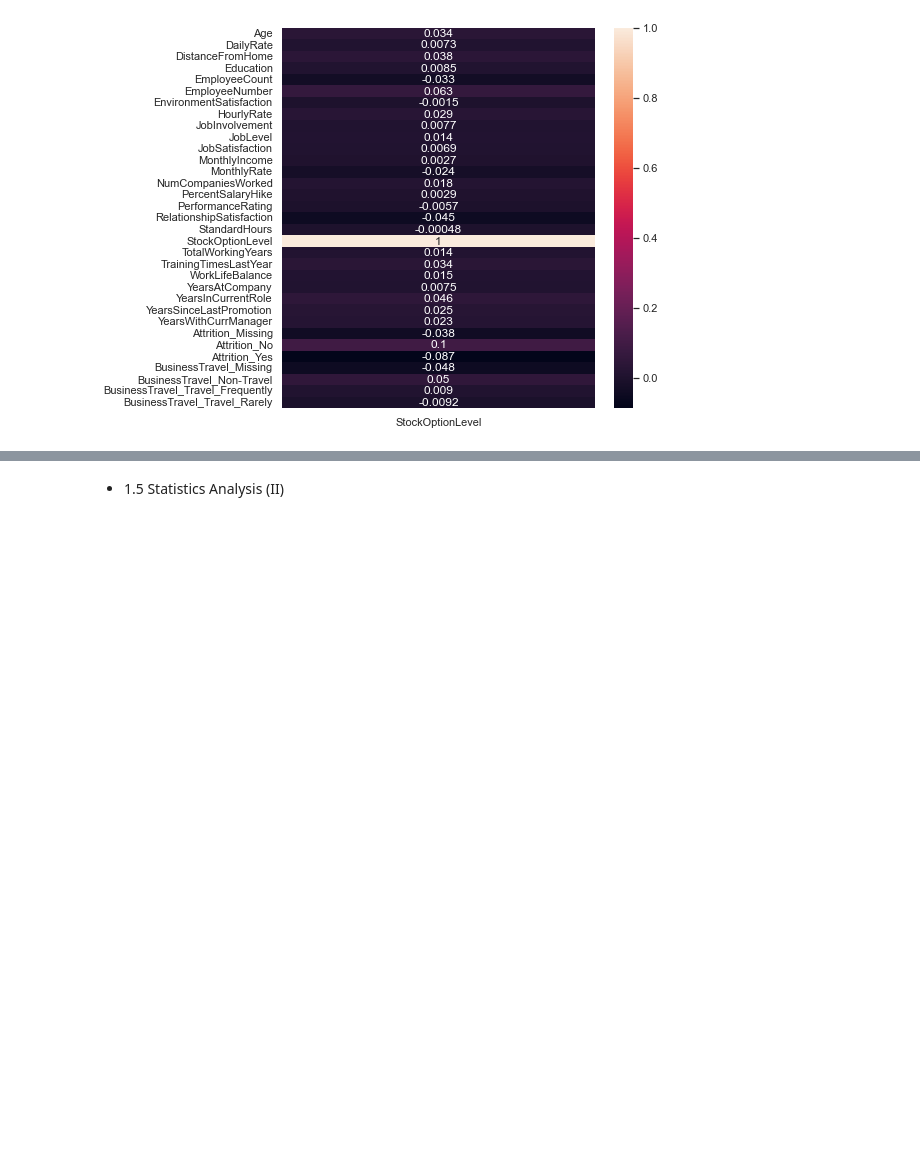
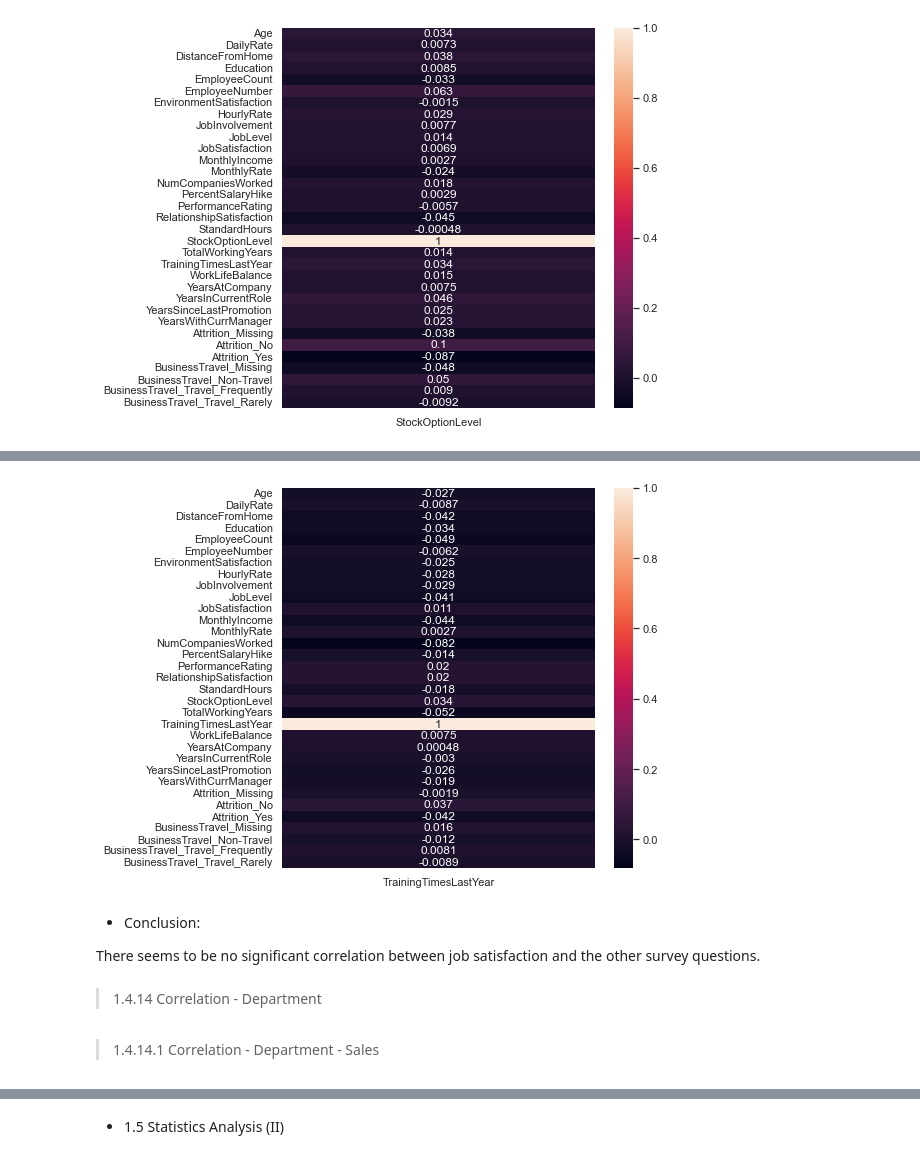
Before and after one commit to EduardoJMatosRomero/MLDPSTCA2, a Jupyter notebook: EduardoJMatosRomero_sba23298_Lvl8_CA2.ipynb, the cells around one changed output, grey strips where cells are left out. Cells and saved outputs as stored; diff of their text form; code cells hidden in the pictures; blank space fills up the shorter version.

Commit message:
correlation analysis done

```diff
--- a/EduardoJMatosRomero_sba23298_Lvl8_CA2.ipynb
+++ b/EduardoJMatosRomero_sba23298_Lvl8_CA2.ipynb
@@ -927,0 +1345,14 @@ Further analysis will therefore be undertaken to provide more information on how
+# %%
+plt.figure(figsize=(7,7))
+sns.heatmap(df3.corr()[["TrainingTimesLastYear"]], annot=True)
+plt.show()
+# %% [output]
+[figure, added]
+# %% [markdown]
+- Conclusion:
+
+There seems to be no significant correlation between job satisfaction and the other survey questions.
+# %% [markdown]
+> 1.4.14 Correlation - Department
+# %% [markdown]
+> 1.4.14.1 Correlation - Department - Sales
```
Also changed, not shown: parts of 76 cells of this notebook.
